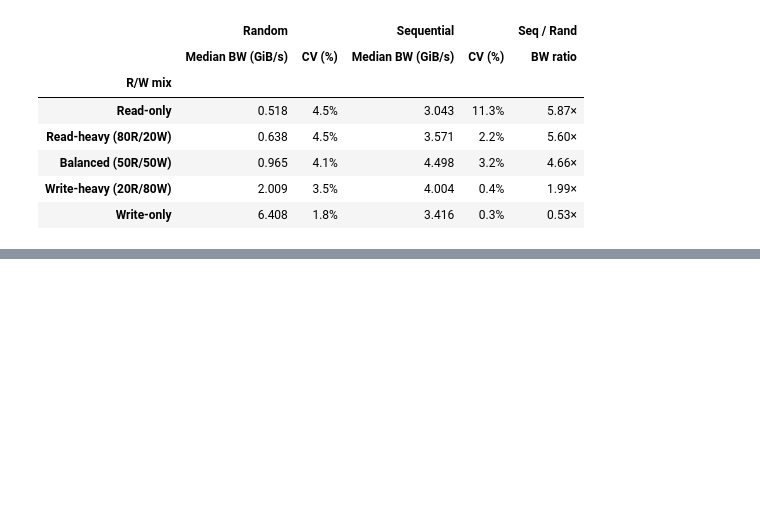
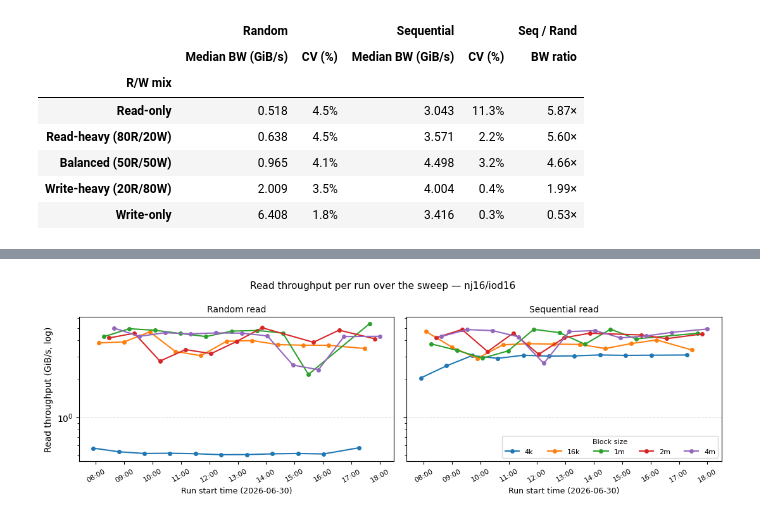
Before and after one commit to cissieAB/pdsw26_daos-bench, a Jupyter notebook: results/testbed/fio-dfs-all-rw-patterns/fio_dfs_all_patterns.ipynb, the cells around one changed output, grey strips where cells are left out. Saved outputs shown, nothing was run; the diff lists cells and outputs as text; code cells hidden in the pictures; blank space fills up the shorter version.

Commit message:
R/W pattern sweep: tiem-series analysis for read-only workloads

```diff
--- a/results/testbed/fio-dfs-all-rw-patterns/fio_dfs_all_patterns.ipynb
+++ b/results/testbed/fio-dfs-all-rw-patterns/fio_dfs_all_patterns.ipynb
@@ -753,0 +761,60 @@ bs=4k — Sequential vs Random: median bandwidth and run-to-run variability (nj1
+# %%
+import matplotlib.dates as mdates
+
+# Re-parse just the read-only sections, keeping the run start time from the filename
+ts_rows = []
+for fpath in sorted(RESULTS_DIR.glob("*.json")):
+    m = re.search(r"fio_bs(\S+?)_nj(\d+)_iod(\d+)_(\d+)\.json", Path(fpath).name)
+    if not m:
+        continue
+    bs = m.group(1)
+    t0 = pd.to_datetime(int(m.group(4)), unit="s")
+    try:
+        with open(fpath) as f:
+            d = json.load(f)
+    except json.JSONDecodeError:
+        continue
+    for job in d["jobs"]:
+        if job["jobname"] in ("rand_read", "seq_read"):
+            ts_rows.append(dict(
+                time       = t0,
+                block_size = bs,
+                pattern    = job["jobname"],
+                bw_GiBs    = job["read"]["bw"] / 1024 / 1024,
+            ))
+
+df_ts = pd.DataFrame(ts_rows)
+df_ts["block_size"] = pd.Categorical(df_ts["block_size"], categories=BS_ORDER, ordered=True)
+df_ts = df_ts.sort_values("time").reset_index(drop=True)
+
+# Same block-size → color mapping as plot_metric (tab10 in BS_ORDER)
+colors = plt.cm.tab10.colors
+bs_present = [b for b in BS_ORDER if b in df_ts["block_size"].values]
+
+fig, axes = plt.subplots(1, 2, figsize=(11, 3.6), sharey=True, sharex=True)
+
+for ax, pat, title in zip(axes, ["rand_read", "seq_read"],
+                          ["Random read", "Sequential read"]):
+    for i, bs in enumerate(BS_ORDER):
+        if bs not in bs_present:
+            continue
+        sub = df_ts[(df_ts["pattern"] == pat) & (df_ts["block_size"] == bs)]
+        ax.plot(sub["time"], sub["bw_GiBs"], color=colors[i],
+                marker="o", markersize=4, linewidth=1.5, label=bs)
+    ax.set_title(title, fontsize=10)
+    ax.set_yscale("log")
+    ax.grid(axis="y", linestyle="--", alpha=0.4)
+    ax.xaxis.set_major_formatter(mdates.DateFormatter("%H:%M"))
+    ax.tick_params(axis="x", labelsize=8, rotation=30)
+    ax.set_xlabel(f"Run start time ({df_ts['time'].dt.date.iloc[0]})", fontsize=9)
+
+axes[0].set_ylabel("Read throughput (GiB/s, log)", fontsize=10)
+axes[1].legend(title="Block size", fontsize=8, title_fontsize=8,
+               loc="lower right", ncol=len(bs_present))
+
+plt.suptitle("Read throughput per run over the sweep — nj16/iod16", fontsize=11)
+plt.tight_layout()
+plt.savefig(RESULTS_DIR / "read-bw-timeseries.pdf", dpi=150, bbox_inches="tight")
+plt.show()
+# %% [output]
+[figure, added]
```
Also changed, not shown: parts of 3 cells of this notebook.
